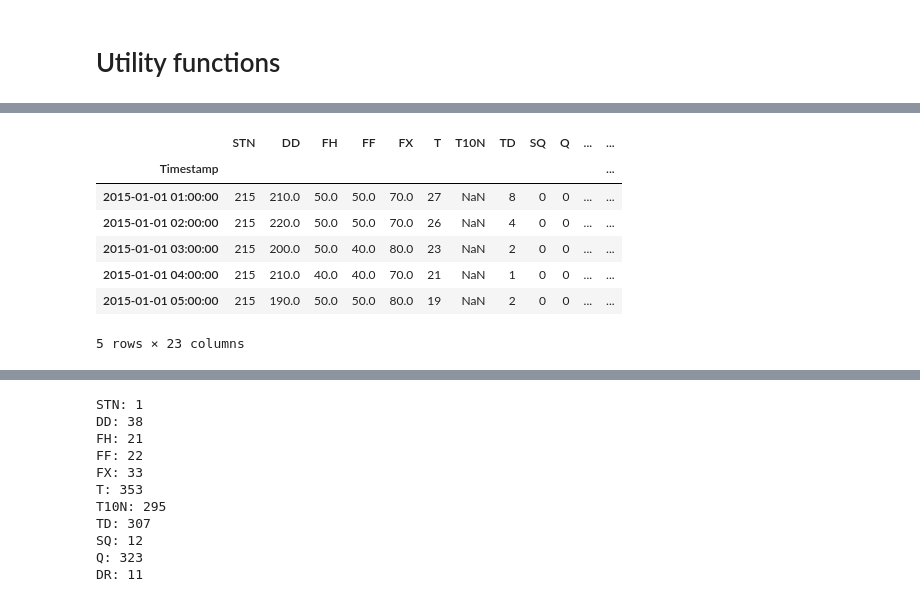
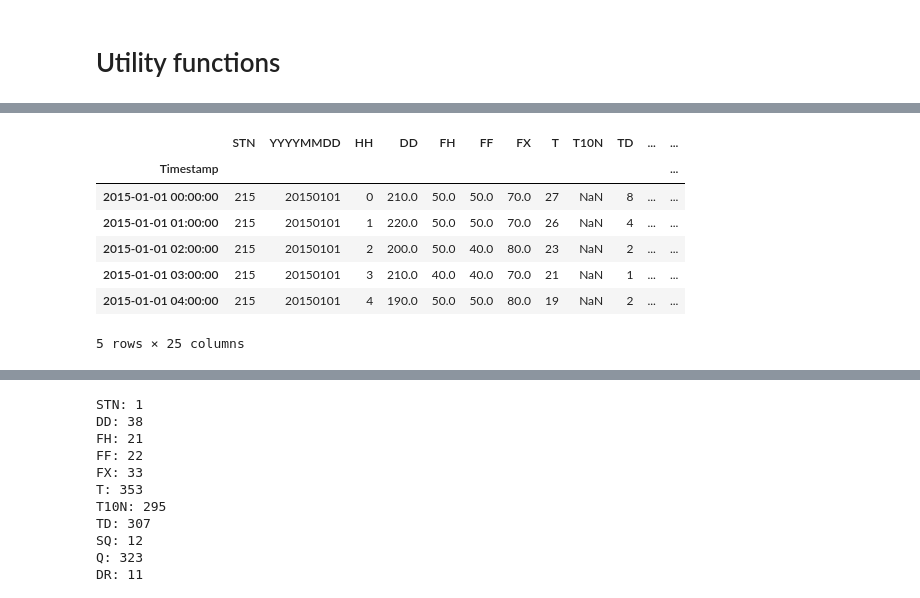
Before and after one commit to marzena1478520/Fog-Detection-Using-Machine-Learning-Methods, a Jupyter notebook: dataset-knmi-station-data.ipynb, the cells around one changed output, grey strips where cells are left out. Cells and saved outputs as stored; diff of their text form; code cells hidden in the pictures.

```diff
--- a/dataset-knmi-station-data.ipynb
+++ b/dataset-knmi-station-data.ipynb
@@ -55,49 +126,50 @@ def prepare_df(path: str) -> pd.DataFrame:
         # Convert 'HH' to string and zfill, then create 'Timestamp'
         # It's crucial to handle potential NaN values in 'YYYYMMDD' or 'HH'
         # if they are not guaranteed to be present or valid in all rows.
+        df['HH'] = df['HH'].astype(int) - 1
         df['HH'] = df['HH'].astype(str).str.zfill(2)
         df['Timestamp'] = pd.to_datetime(df['YYYYMMDD'].astype(str) + df['HH'].astype(str), format="%Y%m%d%H", errors='coerce')
 
         df.set_index('Timestamp', inplace=True)
 
         # Columns to drop
-        cols_to_drop = ['YYYYMMDD', 'HH']
-        df.drop(columns=[col for col in cols_to_drop if col in df.columns], inplace=True)
+        # cols_to_drop = ['YYYYMMDD', 'HH']
+        # df.drop(columns=[col for col in cols_to_drop if col in df.columns], inplace=True)
 
         # Convert remaining columns to numeric, efficiently
         # Identify numeric columns once and convert
         # Exclude already processed or known non-numeric columns if necessary
         for col in df.columns:
             # This check is slightly redundant if YYYYMMDD and HH are already dropped,
             # but good for safety if they weren't or if other non-numeric columns exist.
             if df[col].dtype == 'object': # Only attempt conversion if the column is of object type
                 try:
                     df[col] = pd.to_numeric(df[col], downcast='signed')
                 except ValueError:
                     # Handle or log cases where a column expected to be numeric isn't
                     # For now, we'll coerce, which turns unparseable into NaT/NaN
                     df[col] = pd.to_numeric(df[col], errors='coerce', downcast='signed')
 
         return df
 
     except FileNotFoundError:
         print(f"Error: The file '{path}' was not found.")
         raise
     except ValueError as ve:
         print(f"ValueError: {ve}")
         raise
     except Exception as e:
         print(f"An unexpected error occurred: {e}")
         raise
 
 df = prepare_df("./datasets/knmi_station_data/215.txt")
 df.head()
 # %% [output]
-|  | STN | DD | FH | FF | FX | T | T10N | TD | SQ | Q | ... | ... |
+|  | STN | YYYYMMDD | HH | DD | FH | FF | FX | T | T10N | TD | ... | ... |
 | Timestamp |  |  |  |  |  |  |  |  |  |  |  | ... |
-| 2015-01-01 01:00:00 | 215 | 210.0 | 50.0 | 50.0 | 70.0 | 27 | NaN | 8 | 0 | 0 | ... | ... |
-| 2015-01-01 02:00:00 | 215 | 220.0 | 50.0 | 50.0 | 70.0 | 26 | NaN | 4 | 0 | 0 | ... | ... |
-| 2015-01-01 03:00:00 | 215 | 200.0 | 50.0 | 40.0 | 80.0 | 23 | NaN | 2 | 0 | 0 | ... | ... |
-| 2015-01-01 04:00:00 | 215 | 210.0 | 40.0 | 40.0 | 70.0 | 21 | NaN | 1 | 0 | 0 | ... | ... |
-| 2015-01-01 05:00:00 | 215 | 190.0 | 50.0 | 50.0 | 80.0 | 19 | NaN | 2 | 0 | 0 | ... | ... |
+| 2015-01-01 00:00:00 | 215 | 20150101 | 0 | 210.0 | 50.0 | 50.0 | 70.0 | 27 | NaN | 8 | ... | ... |
+| 2015-01-01 01:00:00 | 215 | 20150101 | 1 | 220.0 | 50.0 | 50.0 | 70.0 | 26 | NaN | 4 | ... | ... |
+| 2015-01-01 02:00:00 | 215 | 20150101 | 2 | 200.0 | 50.0 | 40.0 | 80.0 | 23 | NaN | 2 | ... | ... |
+| 2015-01-01 03:00:00 | 215 | 20150101 | 3 | 210.0 | 40.0 | 40.0 | 70.0 | 21 | NaN | 1 | ... | ... |
+| 2015-01-01 04:00:00 | 215 | 20150101 | 4 | 190.0 | 50.0 | 50.0 | 80.0 | 19 | NaN | 2 | ... | ... |
-5 rows × 23 columns
+5 rows × 25 columns
```
Also changed, not shown: parts of 4 cells of this notebook, 35 other files.
